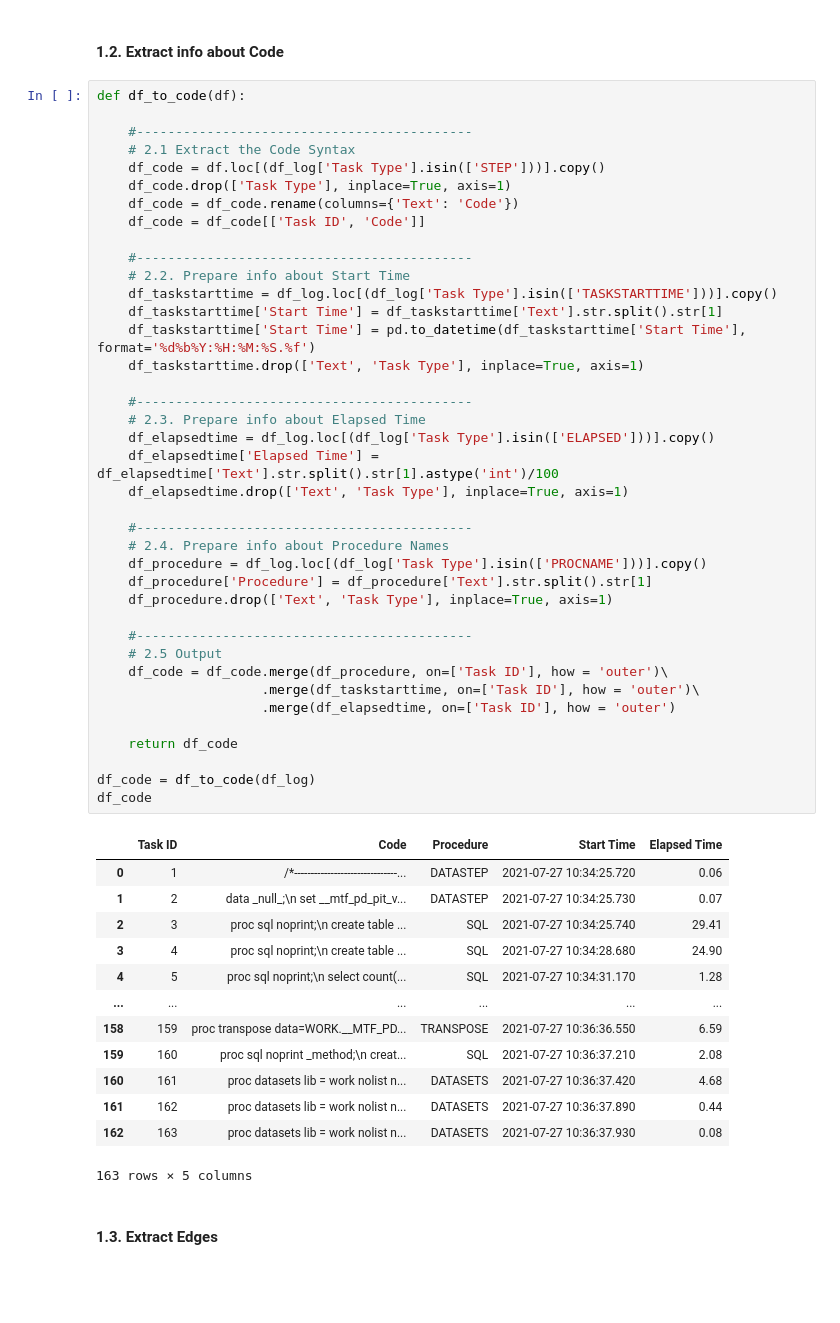
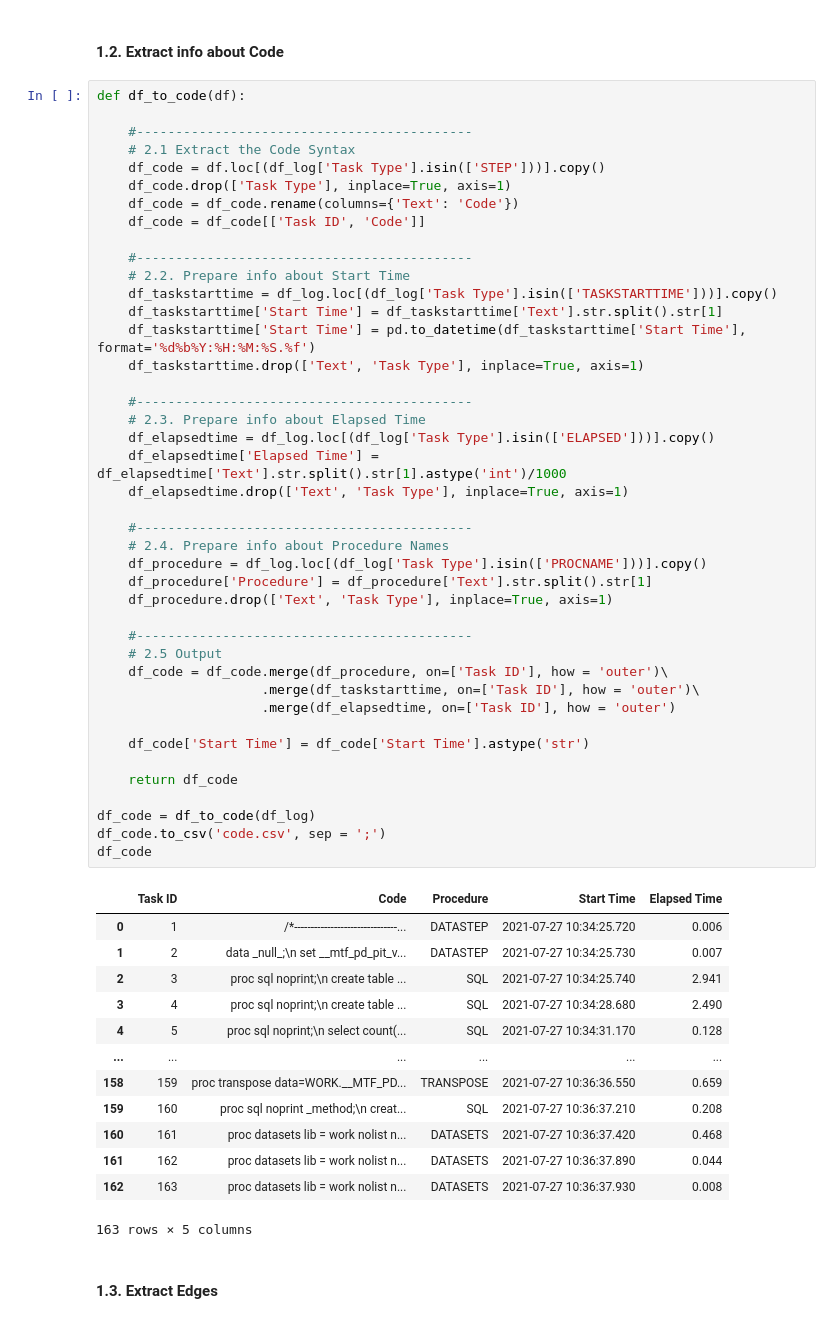
Before and after one commit to olebach/SAS-Log-Parser, a Jupyter notebook: Log parsing.ipynb, the cells around one changed output. Saved outputs shown, nothing was run; the diff lists cells and outputs as text; blank space fills up the shorter version.

```diff
--- a/Log parsing.ipynb
+++ b/Log parsing.ipynb
@@ -84,45 +85,48 @@ def df_to_code(df):
     #-------------------------------------------
     # 2.2. Prepare info about Start Time
     df_taskstarttime = df_log.loc[(df_log['Task Type'].isin(['TASKSTARTTIME']))].copy()
     df_taskstarttime['Start Time'] = df_taskstarttime['Text'].str.split().str[1]
     df_taskstarttime['Start Time'] = pd.to_datetime(df_taskstarttime['Start Time'], format='%d%b%Y:%H:%M:%S.%f')
     df_taskstarttime.drop(['Text', 'Task Type'], inplace=True, axis=1)
 
     #-------------------------------------------
     # 2.3. Prepare info about Elapsed Time
     df_elapsedtime = df_log.loc[(df_log['Task Type'].isin(['ELAPSED']))].copy()
-    df_elapsedtime['Elapsed Time'] = df_elapsedtime['Text'].str.split().str[1].astype('int')/100
+    df_elapsedtime['Elapsed Time'] = df_elapsedtime['Text'].str.split().str[1].astype('int')/1000
     df_elapsedtime.drop(['Text', 'Task Type'], inplace=True, axis=1)
 
     #-------------------------------------------
     # 2.4. Prepare info about Procedure Names
     df_procedure = df_log.loc[(df_log['Task Type'].isin(['PROCNAME']))].copy()
     df_procedure['Procedure'] = df_procedure['Text'].str.split().str[1]
     df_procedure.drop(['Text', 'Task Type'], inplace=True, axis=1)
 
     #-------------------------------------------
     # 2.5 Output
     df_code = df_code.merge(df_procedure, on=['Task ID'], how = 'outer')\
                      .merge(df_taskstarttime, on=['Task ID'], how = 'outer')\
                      .merge(df_elapsedtime, on=['Task ID'], how = 'outer')
 
+    df_code['Start Time'] = df_code['Start Time'].astype('str')
+
     return df_code
 
 df_code = df_to_code(df_log)
+df_code.to_csv('code.csv', sep = ';')
 df_code
 # %% [output]
 |  | Task ID | Code | Procedure | Start Time | Elapsed Time |
-| 0 | 1 | /*-------------------------------... | DATASTEP | 2021-07-27 10:34:25.720 | 0.06 |
-| 1 | 2 | data _null_;\n set __mtf_pd_pit_v... | DATASTEP | 2021-07-27 10:34:25.730 | 0.07 |
-| 2 | 3 | proc sql noprint;\n create table ... | SQL | 2021-07-27 10:34:25.740 | 29.41 |
-| 3 | 4 | proc sql noprint;\n create table ... | SQL | 2021-07-27 10:34:28.680 | 24.90 |
-| 4 | 5 | proc sql noprint;\n select count(... | SQL | 2021-07-27 10:34:31.170 | 1.28 |
+| 0 | 1 | /*-------------------------------... | DATASTEP | 2021-07-27 10:34:25.720 | 0.006 |
+| 1 | 2 | data _null_;\n set __mtf_pd_pit_v... | DATASTEP | 2021-07-27 10:34:25.730 | 0.007 |
+| 2 | 3 | proc sql noprint;\n create table ... | SQL | 2021-07-27 10:34:25.740 | 2.941 |
+| 3 | 4 | proc sql noprint;\n create table ... | SQL | 2021-07-27 10:34:28.680 | 2.490 |
+| 4 | 5 | proc sql noprint;\n select count(... | SQL | 2021-07-27 10:34:31.170 | 0.128 |
 | ... | ... | ... | ... | ... | ... |
-| 158 | 159 | proc transpose data=WORK.__MTF_PD... | TRANSPOSE | 2021-07-27 10:36:36.550 | 6.59 |
-| 159 | 160 | proc sql noprint _method;\n creat... | SQL | 2021-07-27 10:36:37.210 | 2.08 |
-| 160 | 161 | proc datasets lib = work nolist n... | DATASETS | 2021-07-27 10:36:37.420 | 4.68 |
-| 161 | 162 | proc datasets lib = work nolist n... | DATASETS | 2021-07-27 10:36:37.890 | 0.44 |
-| 162 | 163 | proc datasets lib = work nolist n... | DATASETS | 2021-07-27 10:36:37.930 | 0.08 |
+| 158 | 159 | proc transpose data=WORK.__MTF_PD... | TRANSPOSE | 2021-07-27 10:36:36.550 | 0.659 |
+| 159 | 160 | proc sql noprint _method;\n creat... | SQL | 2021-07-27 10:36:37.210 | 0.208 |
+| 160 | 161 | proc datasets lib = work nolist n... | DATASETS | 2021-07-27 10:36:37.420 | 0.468 |
+| 161 | 162 | proc datasets lib = work nolist n... | DATASETS | 2021-07-27 10:36:37.890 | 0.044 |
+| 162 | 163 | proc datasets lib = work nolist n... | DATASETS | 2021-07-27 10:36:37.930 | 0.008 |
 163 rows × 5 columns
 # %% [markdown]
 #### 1.3. Extract Edges
```
Also changed, not shown: parts of 7 cells of this notebook, 1 other file.
